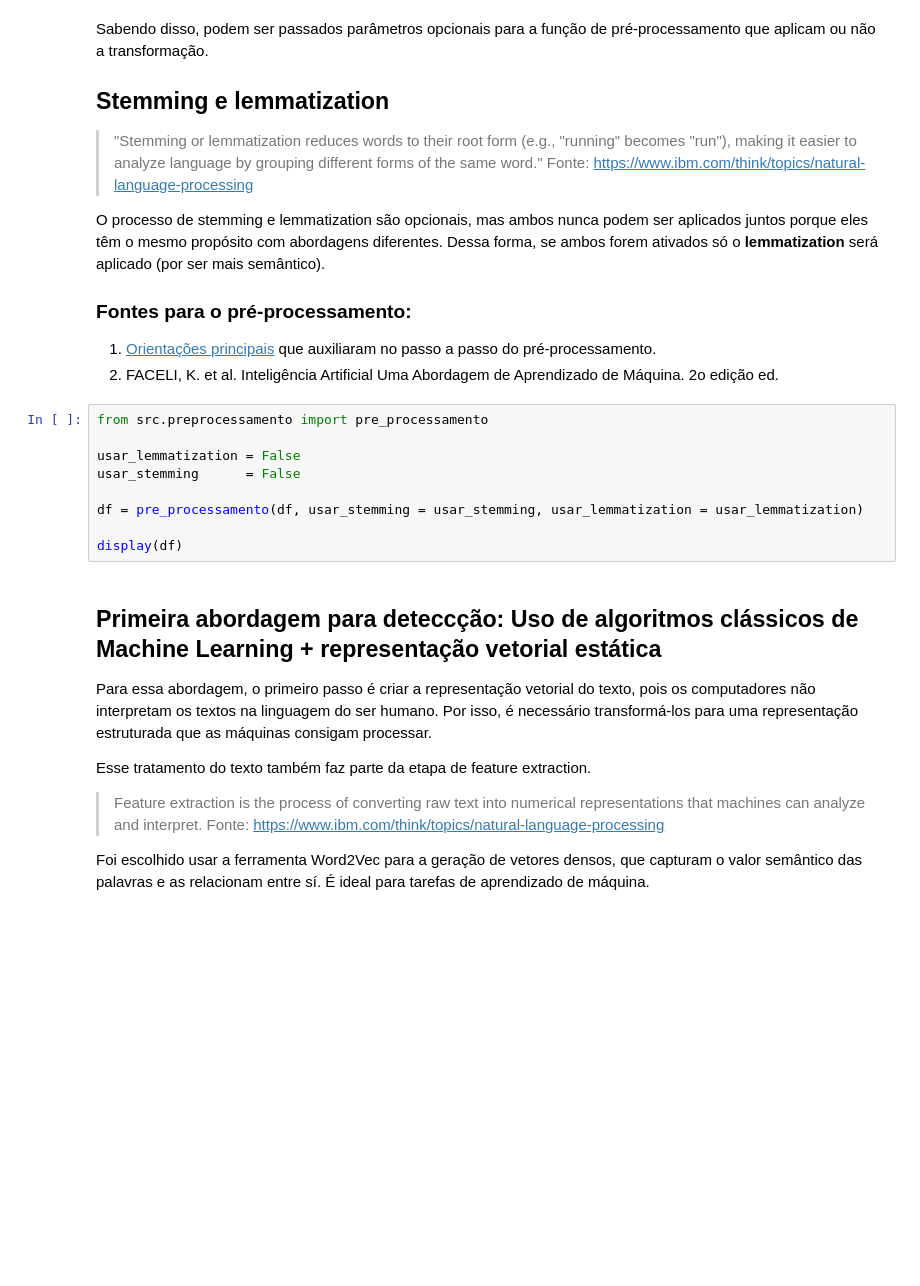
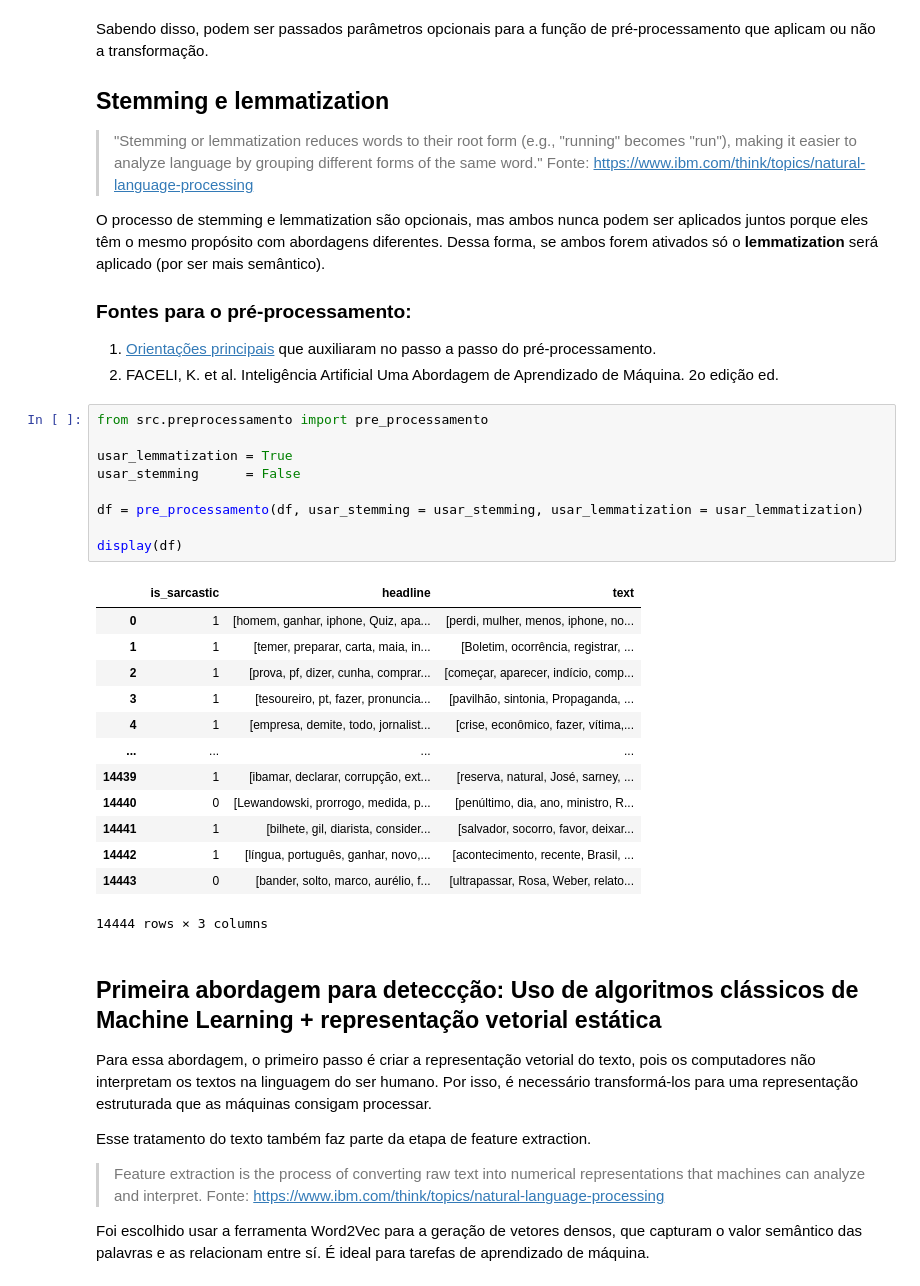
Before and after one commit to PLN-UFSCar/SST4PTBR, a Jupyter notebook: notebooks/main.ipynb, the cells around one changed output. Drawn from its saved outputs; the diff is of its cells as text; blank space fills up the shorter version.

```diff
--- a/notebooks/main.ipynb
+++ b/notebooks/main.ipynb
@@ -71,12 +127,26 @@ Dessa forma, se ambos forem ativados só o **lemmatization** será aplicado (por
 # %%
 from src.preprocessamento import pre_processamento
 
-usar_lemmatization = False
+usar_lemmatization = True
 usar_stemming      = False
 
 df = pre_processamento(df, usar_stemming = usar_stemming, usar_lemmatization = usar_lemmatization)
 
 display(df)
+# %% [output]
+|  | is_sarcastic | headline | text |
+| 0 | 1 | [homem, ganhar, iphone, Quiz, apa... | [perdi, mulher, menos, iphone, no... |
+| 1 | 1 | [temer, preparar, carta, maia, in... | [Boletim, ocorrência, registrar, ... |
+| 2 | 1 | [prova, pf, dizer, cunha, comprar... | [começar, aparecer, indício, comp... |
+| 3 | 1 | [tesoureiro, pt, fazer, pronuncia... | [pavilhão, sintonia, Propaganda, ... |
+| 4 | 1 | [empresa, demite, todo, jornalist... | [crise, econômico, fazer, vítima,... |
+| ... | ... | ... | ... |
+| 14439 | 1 | [ibamar, declarar, corrupção, ext... | [reserva, natural, José, sarney, ... |
+| 14440 | 0 | [Lewandowski, prorrogo, medida, p... | [penúltimo, dia, ano, ministro, R... |
+| 14441 | 1 | [bilhete, gil, diarista, consider... | [salvador, socorro, favor, deixar... |
+| 14442 | 1 | [língua, português, ganhar, novo,... | [acontecimento, recente, Brasil, ... |
+| 14443 | 0 | [bander, solto, marco, aurélio, f... | [ultrapassar, Rosa, Weber, relato... |
+14444 rows × 3 columns
 # %% [markdown]
 ## Primeira abordagem para deteccção: Uso de algoritmos clássicos de Machine Learning + representação vetorial estática
 
```
Also changed, not shown: parts of 9 cells of this notebook, 1 other file.
